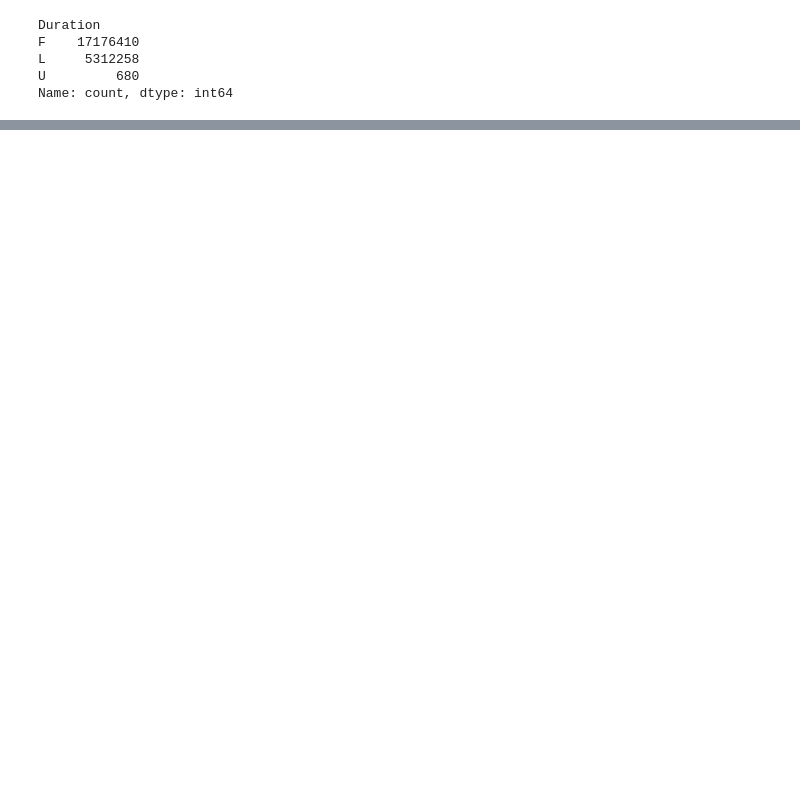
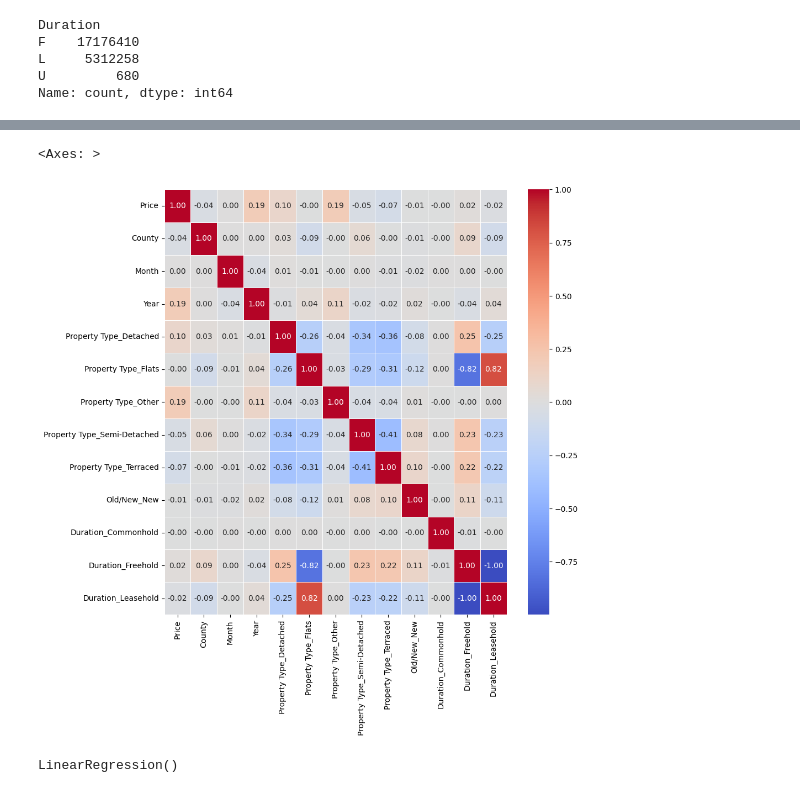
Before and after one commit to osoisi/US-House-Prediction-p1, a Jupyter notebook: UK Land Registry Transactions.ipynb, the cells around one changed output, grey strips where cells are left out. Cells and saved outputs as stored; diff of their text form; code cells hidden in the pictures; blank space fills up the shorter version.

```diff
--- a/UK Land Registry Transactions.ipynb
+++ b/UK Land Registry Transactions.ipynb
@@ -106,0 +281,8 @@ df['Duration']=df['Duration'].map(duration_map)
+# %%
+corr = df.corr()
+plt.figure(figsize=(10,10))
+# Plot the heatmap
+sns.heatmap(corr, annot=True, cmap='coolwarm', fmt=".2f", linewidths=.5)
+# %% [output]
+<Axes: >
+[figure, added]
@@ -106,0 +296,5 @@ df['Duration']=df['Duration'].map(duration_map)
+# %%
+model = LinearRegression()
+model.fit(X_train, y_train)
+# %% [output]
+LinearRegression()
```
Also changed, not shown: parts of 43 cells of this notebook.
